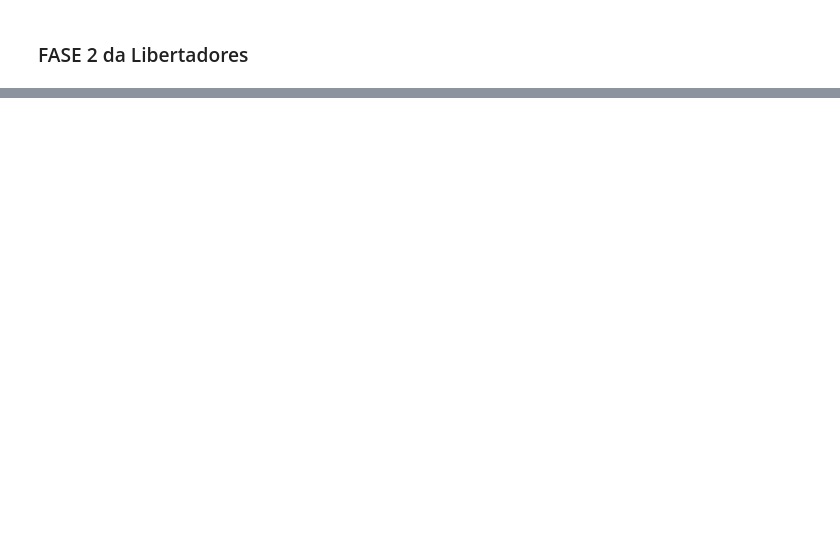
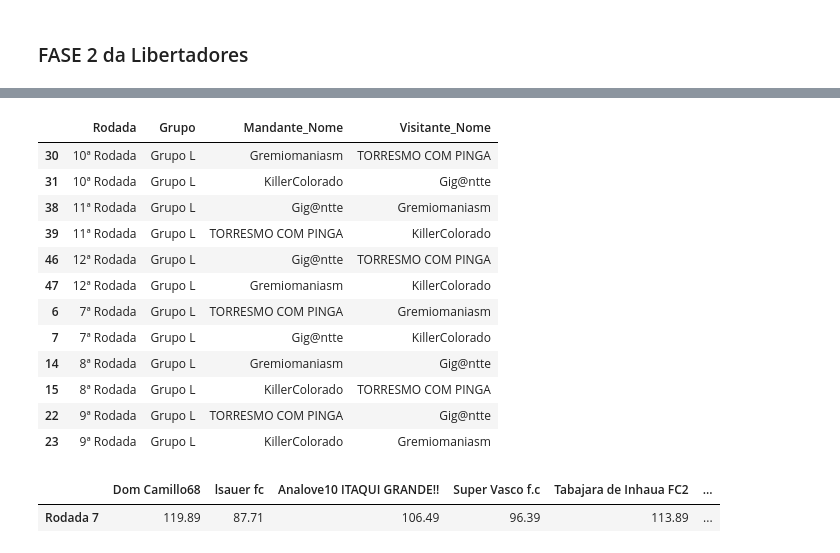
Before and after one commit to FernandoBC23/cartola_fbc, a Jupyter notebook: libertadores/datasets_liberta/2_busca_dados_liberta_fase_2.ipynb, the cells around one changed output, grey strips where cells are left out. Saved outputs shown, nothing was run; the diff lists cells and outputs as text; code cells hidden in the pictures; blank space fills up the shorter version.

```diff
--- a/libertadores/datasets_liberta/2_busca_dados_liberta_fase_2.ipynb
+++ b/libertadores/datasets_liberta/2_busca_dados_liberta_fase_2.ipynb
@@ -424,0 +331,42 @@ Name: count, dtype: int64
+# %%
+def exibir_confrontos(df_rodadas, rodada=None, grupo=None):
+    """
+    Filtra e exibe os confrontos por rodada e/ou grupo.
+
+    Parâmetros:
+    - df_rodadas: DataFrame com todos os confrontos
+    - rodada: número da rodada (int ou None para todas)
+    - grupo: nome do grupo (str ou None para todos)
+
+    Retorna:
+    - DataFrame filtrado com as colunas relevantes
+    """
+    colunas = ["Rodada", "Grupo", "Mandante_Nome", "Visitante_Nome"]
+    df_filtrado = df_rodadas.copy()
+
+    df_filtrado["Rodada"] = df_filtrado["Rodada"].astype(str) + "ª Rodada"
+
+    if rodada is not None:
+        df_filtrado = df_filtrado[df_filtrado["Rodada"] == rodada]
+
+    if grupo is not None:
+        df_filtrado = df_filtrado[df_filtrado["Grupo"] == grupo]
+
+    return df_filtrado[colunas].sort_values(by=["Grupo", "Rodada"])
+# %%
+# Exibir todos os confrontos do Grupo C
+display(exibir_confrontos(df_rodadas, grupo="Grupo L").head(20))
+# %% [output]
+|  | Rodada | Grupo | Mandante_Nome | Visitante_Nome |
+| 30 | 10ª Rodada | Grupo L | Gremiomaniasm | TORRESMO COM PINGA |
+| 31 | 10ª Rodada | Grupo L | KillerColorado | Gig@ntte |
+| 38 | 11ª Rodada | Grupo L | Gig@ntte | Gremiomaniasm |
+| 39 | 11ª Rodada | Grupo L | TORRESMO COM PINGA | KillerColorado |
+| 46 | 12ª Rodada | Grupo L | Gig@ntte | TORRESMO COM PINGA |
+| 47 | 12ª Rodada | Grupo L | Gremiomaniasm | KillerColorado |
+| 6 | 7ª Rodada | Grupo L | TORRESMO COM PINGA | Gremiomaniasm |
+| 7 | 7ª Rodada | Grupo L | Gig@ntte | KillerColorado |
+| 14 | 8ª Rodada | Grupo L | Gremiomaniasm | Gig@ntte |
+| 15 | 8ª Rodada | Grupo L | KillerColorado | TORRESMO COM PINGA |
+| 22 | 9ª Rodada | Grupo L | TORRESMO COM PINGA | Gig@ntte |
+| 23 | 9ª Rodada | Grupo L | KillerColorado | Gremiomaniasm |
@@ -424,0 +415,8 @@ Name: count, dtype: int64
+# %%
+ids_times = {v: k for k, v in nomes_por_id.items()}
+
+df_pontuacoes = gerar_df_pontuacoes(api, ids_times)
+display(df_pontuacoes.T)
+# %% [output]
+|  | Dom Camillo68 | lsauer fc | Analove10 ITAQUI GRANDE!! | Super Vasco f.c | Tabajara de Inhaua FC2 | ... |
+| Rodada 7 | 119.89 | 87.71 | 106.49 | 96.39 | 113.89 | ... |
```
Also changed, not shown: parts of 31 cells of this notebook, 14 other files.
